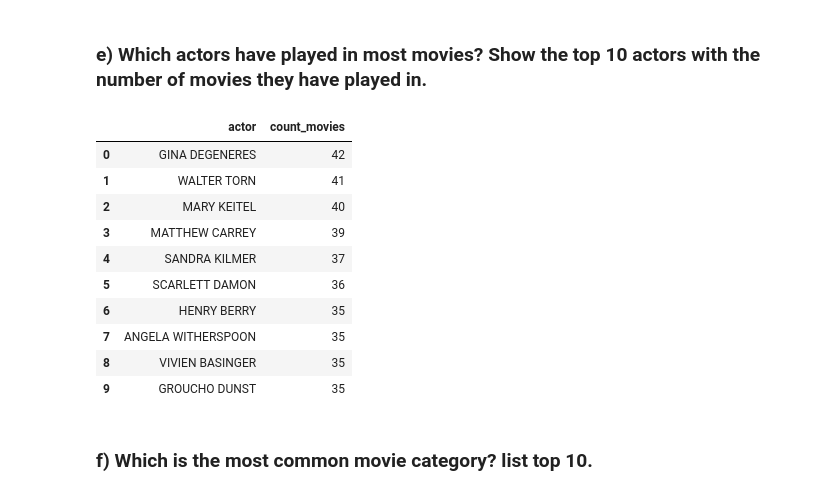
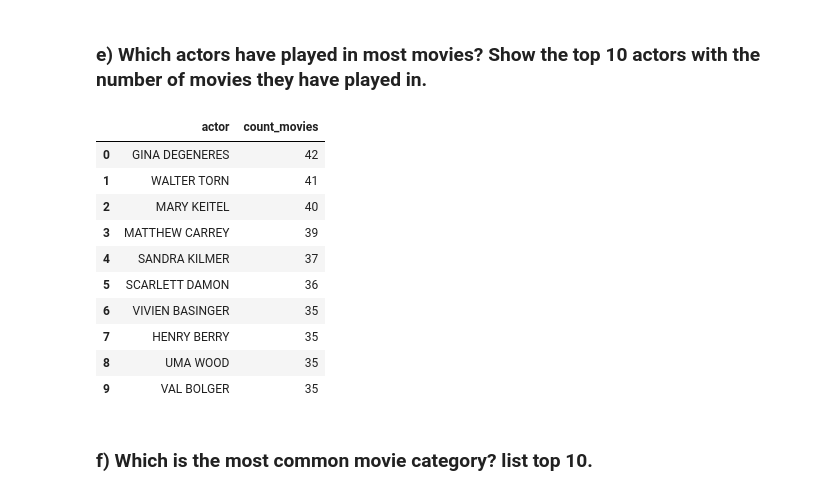
Before and after one commit to norelindkvist-debug/sakila_lab_nore_lindkvist, a Jupyter notebook: main.ipynb, the cells around one changed output. Cells and saved outputs as stored; diff of their text form; code cells hidden in the pictures.

```diff
--- a/main.ipynb
+++ b/main.ipynb
@@ -17,13 +10,10 @@ CALL sqlite_attach('data/sqlite-sakila.db');
 # %%
 from pathlib import Path
+import duckdb
 
 duckdb_path = "data/sakila.duckdb"
 
-# throws away sakila.duckdb if it exists -> makes it idempotent
-Path(duckdb_path).unlink(missing_ok=True)
+with duckdb.connect(duckdb_path) as conn:
+    films = conn.sql("from staging.film;").df()
 
-with duckdb.connect(duckdb_path) as conn:
-    conn.sql(loading_script)
-
-    description = conn.sql("desc;").df()
-    films = conn.sql("FROM film;").df()
+films.sample(5)
@@ -131,27 +129,27 @@ SELECT
 # %%
 films_joined = query_sakila("""--sql
     SELECT
         CONCAT(a.first_name, ' ', a.last_name) AS actor,
         COUNT(fa.film_id) AS count_movies
-    FROM actor a
-        JOIN film_actor fa ON a.actor_id = fa.actor_id
+    FROM staging.actor a
+        JOIN staging.film_actor fa ON a.actor_id = fa.actor_id
         GROUP BY a.actor_id, actor
         ORDER BY count_movies DESC;
              """)
 
 films_joined.head(10)
 # %% [output]
 |  | actor | count_movies |
 | 0 | GINA DEGENERES | 42 |
 | 1 | WALTER TORN | 41 |
 | 2 | MARY KEITEL | 40 |
 | 3 | MATTHEW CARREY | 39 |
 | 4 | SANDRA KILMER | 37 |
 | 5 | SCARLETT DAMON | 36 |
-| 6 | HENRY BERRY | 35 |
-| 7 | ANGELA WITHERSPOON | 35 |
-| 8 | VIVIEN BASINGER | 35 |
-| 9 | GROUCHO DUNST | 35 |
+| 6 | VIVIEN BASINGER | 35 |
+| 7 | HENRY BERRY | 35 |
+| 8 | UMA WOOD | 35 |
+| 9 | VAL BOLGER | 35 |
 # %% [markdown]
 ### f) Which is the most common movie category? list top 10.
 # %%
```
Also changed, not shown: parts of 10 cells of this notebook, 4 other files.
